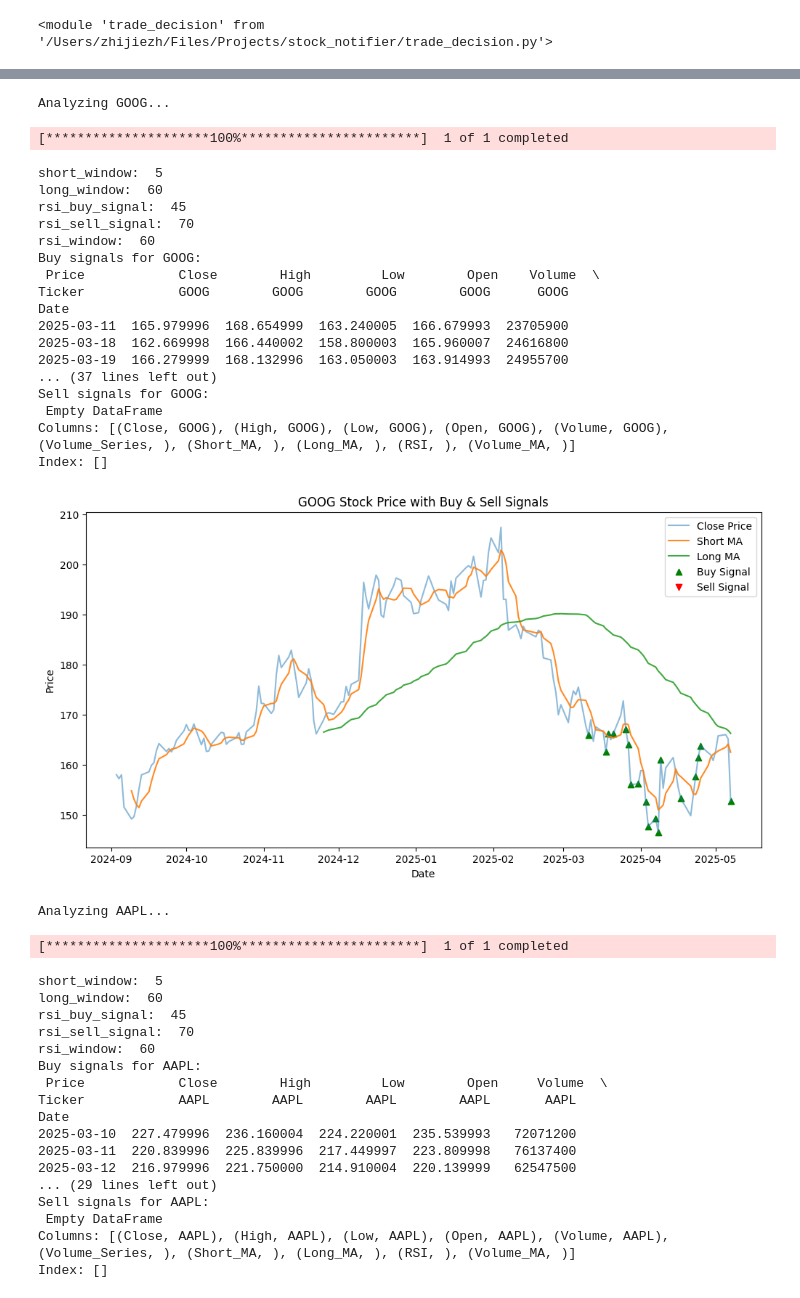
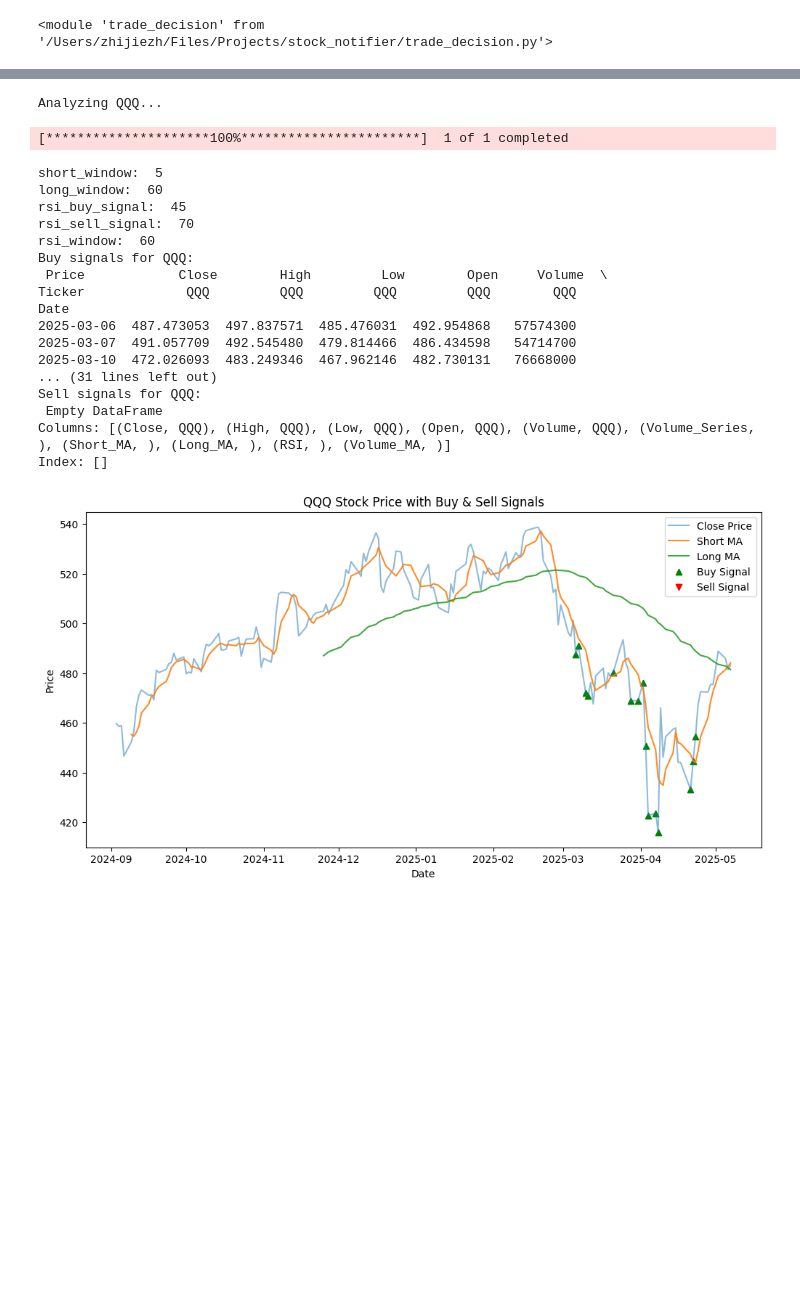
Before and after one commit to zhijiezh/stock-daily-check, a Jupyter notebook: back_test.ipynb, the cells around one changed output, grey strips where cells are left out. Cells and saved outputs as stored; diff of their text form; code cells hidden in the pictures; blank space fills up the shorter version.

```diff
--- a/back_test.ipynb
+++ b/back_test.ipynb
@@ -16,9 +14,9 @@ importlib.reload(td)
 # %%
 
 # # Define a list of stock tickers
-# tickers = ['VOO','QQQ']
+tickers = ['VOO','QQQ']
 # tickers = ['BABA','PDD','ARM','BTC-USD', 'ETH-USD','NVDA','SMCI','AMC','META','SAVE','LLY', 'BAC','SHOP']
-tickers = ['META', 'GOOG', 'AAPL', 'NVDA', 'BTC-USD','PDD','AMC']
+# tickers = ['DJT', 'GOOG', 'AAPL', 'NVDA', 'BTC-USD','PDD','AMC']
 start_date = '2024-09-01'
 end_date = '2025-05-08'
 
@@ -67,39 +66,20 @@ Index: []
-Analyzing GOOG...
+Analyzing QQQ...
 [*********************100%***********************]  1 of 1 completed
 short_window:  5
 long_window:  60
 rsi_buy_signal:  45
 rsi_sell_signal:  70
 rsi_window:  60
-Buy signals for GOOG:
- Price            Close        High         Low        Open    Volume  \
-Ticker            GOOG        GOOG        GOOG        GOOG      GOOG
+Buy signals for QQQ:
+ Price            Close        High         Low        Open     Volume  \
+Ticker             QQQ         QQQ         QQQ         QQQ        QQQ
 Date
-2025-03-11  165.979996  168.654999  163.240005  166.679993  23705900
-2025-03-18  162.669998  166.440002  158.800003  165.960007  24616800
-2025-03-19  166.279999  168.132996  163.050003  163.914993  24955700
-... (37 lines left out)
-Sell signals for GOOG:
+2025-03-06  487.473053  497.837571  485.476031  492.954868   57574300
+2025-03-07  491.057709  492.545480  479.814466  486.434598   54714700
+2025-03-10  472.026093  483.249346  467.962146  482.730131   76668000
+... (31 lines left out)
+Sell signals for QQQ:
  Empty DataFrame
-Columns: [(Close, GOOG), (High, GOOG), (Low, GOOG), (Open, GOOG), (Volume, GOOG), (Volume_Series, ), (Short_MA, ), (Long_MA, ), (RSI, ), (Volume_MA, )]
+Columns: [(Close, QQQ), (High, QQQ), (Low, QQQ), (Open, QQQ), (Volume, QQQ), (Volume_Series, ), (Short_MA, ), (Long_MA, ), (RSI, ), (Volume_MA, )]
 Index: []
-[figure, old version]
+[figure, new version]
-Analyzing AAPL...
-[*********************100%***********************]  1 of 1 completed
-short_window:  5
-long_window:  60
-rsi_buy_signal:  45
-rsi_sell_signal:  70
-rsi_window:  60
-Buy signals for AAPL:
- Price            Close        High         Low        Open     Volume  \
-Ticker            AAPL        AAPL        AAPL        AAPL       AAPL
-Date
-2025-03-10  227.479996  236.160004  224.220001  235.539993   72071200
-2025-03-11  220.839996  225.839996  217.449997  223.809998   76137400
-2025-03-12  216.979996  221.750000  214.910004  220.139999   62547500
-... (29 lines left out)
-Sell signals for AAPL:
- Empty DataFrame
-Columns: [(Close, AAPL), (High, AAPL), (Low, AAPL), (Open, AAPL), (Volume, AAPL), (Volume_Series, ), (Short_MA, ), (Long_MA, ), (RSI, ), (Volume_MA, )]
-Index: []
```
Also changed, not shown: parts of 5 cells of this notebook, 4 other files.
